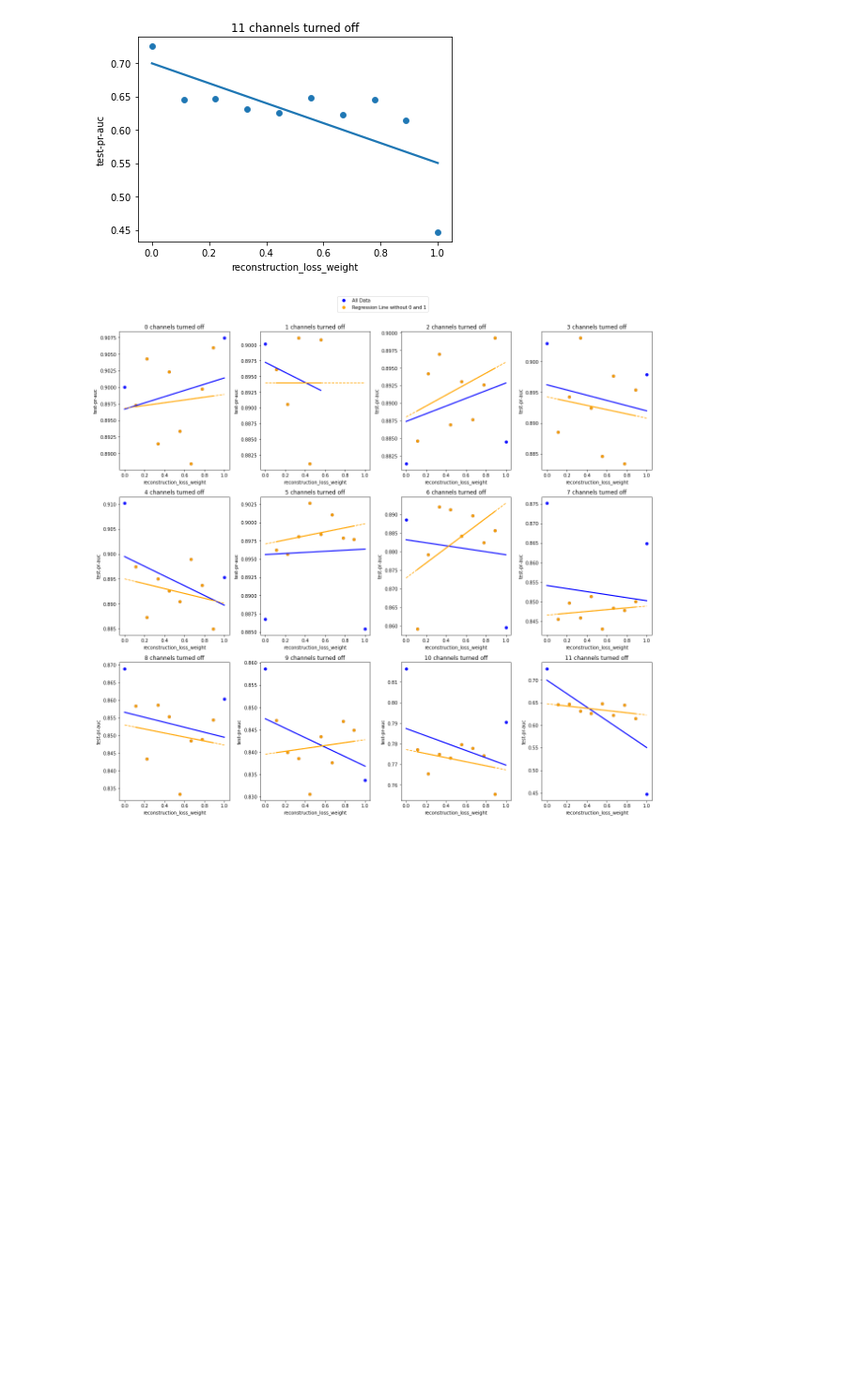
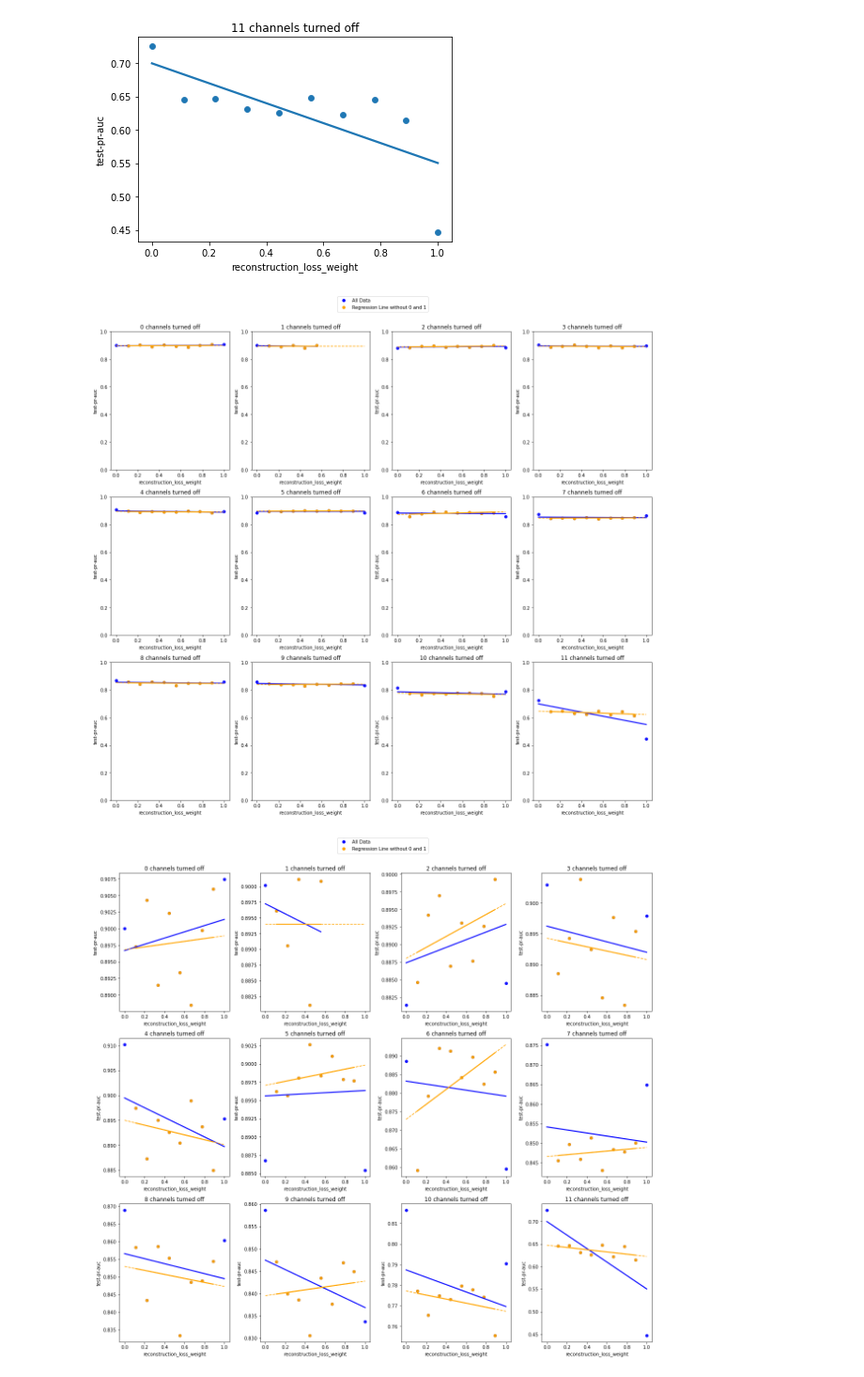
Before and after one commit to DavidHarar/downstream_classification, a Jupyter notebook: notebooks/10.4.ptb-reconstruction_loss_analysis.ipynb, the cells around one changed output. Shown: that part at 94% size. Drawn from its saved outputs; the diff is of its cells as text; code cells hidden in the pictures; blank space fills up the shorter version.

Commit message:
ADD: cont. reconstruction loss analysis

```diff
--- a/notebooks/10.4.ptb-reconstruction_loss_analysis.ipynb
+++ b/notebooks/10.4.ptb-reconstruction_loss_analysis.ipynb
@@ -31,6 +31,80 @@ for j in range(12):
 [figure]
 [figure]
 [figure]
+# %%
+import pandas as pd
+import pickle
+import seaborn as sns
+import matplotlib.pyplot as plt
+import numpy as np
+import statsmodels.api as sm
+
+# Set up the figure and axes for a 3x4 subplot
+fig, axes = plt.subplots(3, 4, figsize=(20, 15))
+axes = axes.flatten()  # Flatten the 2D array of axes for easy indexing
+
+# Initialize lists to collect legend handles and labels
+handles, labels = [], []
+
+for j in range(12):  # Loop through 12 channels
+    try:
+        with open(f'/home/david/Desktop/projects/thesis/combined_downstream_upstream/models/ptb-{j}_channels_off-no_additional_noise-impute_only_missing-reconstruction_loss/best_rocauc_and_pr_auc.pkl', 'rb') as handle:
+            b = pickle.load(handle)
+
+        results = pd.DataFrame(b)
+
+        # Filter out points where reconstruction_loss_weight is 0 or 1
+        filtered_results = results[(results['reconstruction_loss_weight'] != 0) & (results['reconstruction_loss_weight'] != 1)]
+
+        ax = axes[j]  # Select the current subplot axis
+        ax.set_ylim((0,1))
+        # Plot full data
+        scatter_full = sns.scatterplot(data=results, x='reconstruction_loss_weight', y='test-pr-auc', ax=ax, color='blue', alpha=0.5)
+        sns.regplot(data=results, x='reconstruction_loss_weight', y='test-pr-auc', ax=ax, ci=None, color='blue')
+
+        # Plot filtered data
+        scatter_filtered = sns.scatterplot(data=filtered_results, x='reconstruction_loss_weight', y='test-pr-auc', ax=ax, color='orange', alpha=0.7)
+        sns.regplot(data=filtered_results, x='reconstruction_loss_weight', y='test-pr-auc', ax=ax, ci=None, color='orange')
+
+        # Extrapolate the filtered data
+        X = filtered_results['reconstruction_loss_weight']
+        y = filtered_results['test-pr-auc']
+
+        # Fit a linear model
+        X = sm.add_constant(X)  # Add a constant term for the intercept
+        model = sm.OLS(y, X).fit()
+
+        # Generate points for extrapolation
+        x_vals = np.linspace(0, 1, 100)
+        x_vals_const = sm.add_constant(x_vals)  # Add constant term for prediction
+        y_vals_extrapolated = model.predict(x_vals_const)
+
+        # Plot the extrapolated line as dashed
+        ax.plot(x_vals, y_vals_extrapolated, color='orange', linestyle='--')
+
+        ax.set_title(f'{j} channels turned off')
+
+        # Collect handles and labels for the legend from the first plot
+        if j == 0:
+            handles = [
+                plt.Line2D([0], [0], marker='o', color='w', label='All Data', markerfacecolor='blue', markersize=8),
+                plt.Line2D([0], [0], marker='o', color='w', label='Filtered Data', markerfacecolor='orange', markersize=8)
+                # Excluded the extrapolated line from the handles
+            ]
+            labels = ['All Data', 'Regression Line without 0 and 1']  # Updated labels accordingly
+
+    except Exception as e:
+        print(f"Error for channel {j}: {e}")
+
+# Create a single legend outside the subplots
+# fig.legend(handles, labels, loc='center right', fontsize='medium')
+fig.legend(handles, labels, loc='upper center', fontsize='medium', bbox_to_anchor=(0.44, 1.05))
+
+# Adjust layout and show the plots
+plt.tight_layout(rect=[0, 0, 0.85, 1])  # Adjust layout to make space for the legend
+plt.show()
+# %% [output]
+[figure, added]
 # %%
 import pandas as pd
 import pickle
```
Also changed, not shown: parts of 1 cell of this notebook, 2 other files.
